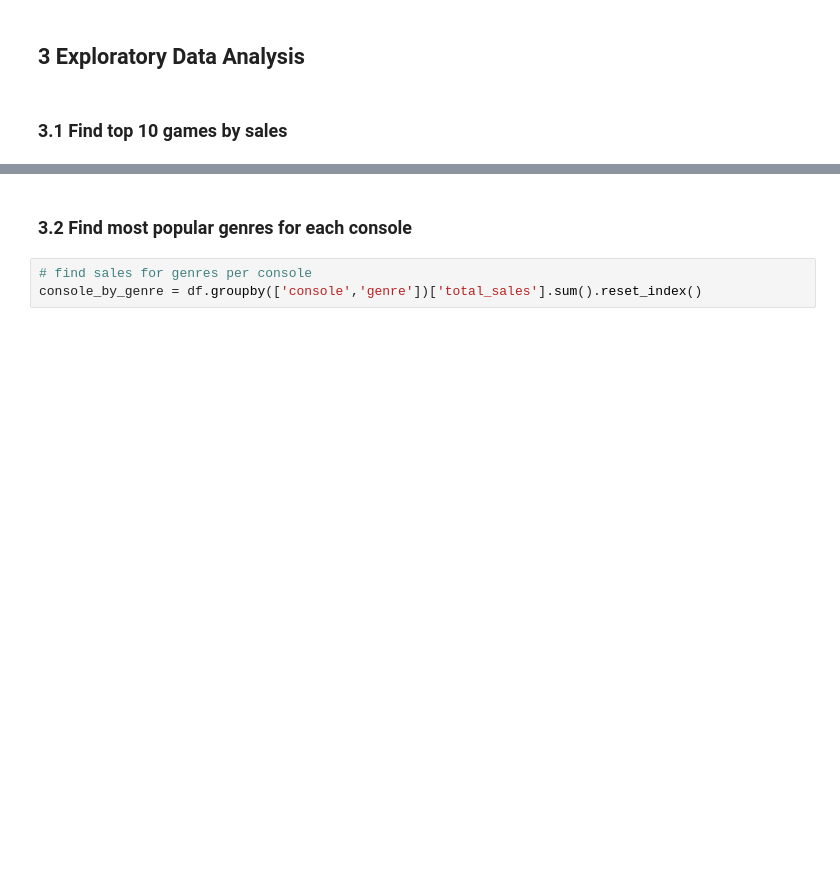
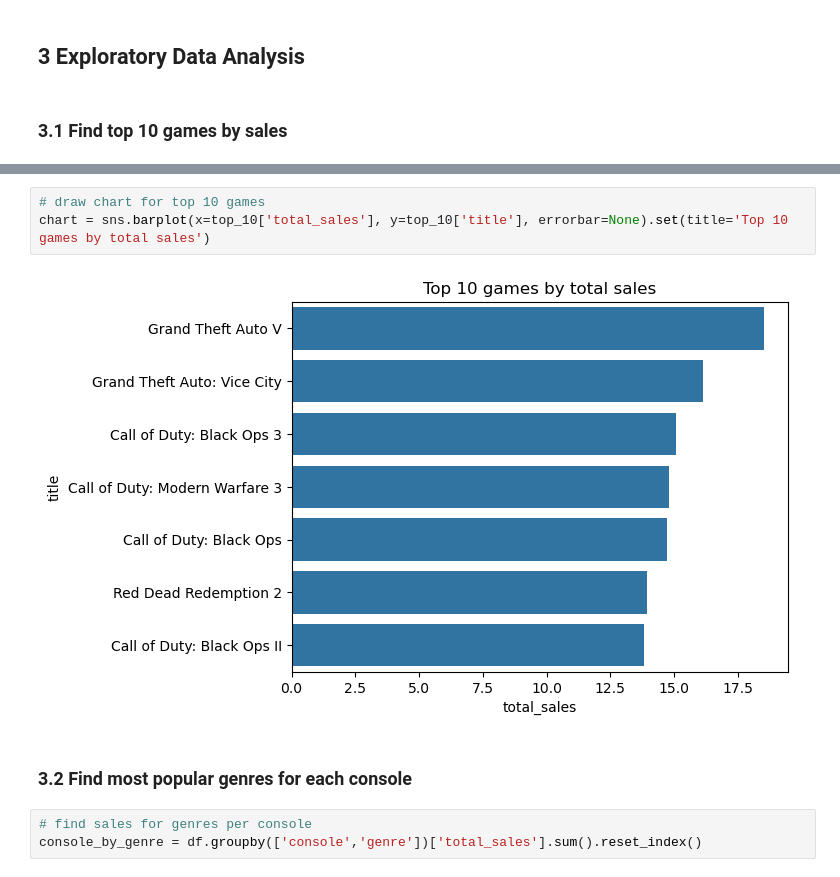
Before and after one commit to Mohamed-Shaheedullah/VG-Analysis, a Jupyter notebook: VG-EDA.ipynb, the cells around one changed output, grey strips where cells are left out. Saved outputs shown, nothing was run; the diff lists cells and outputs as text; blank space fills up the shorter version.

Commit message:
top 10 games chart

```diff
--- a/VG-EDA.ipynb
+++ b/VG-EDA.ipynb
@@ -67,6 +67,11 @@ top_10
 | 7 | 7 | /games/boxart/full_4653215America... | Red Dead Redemption 2 | PS4 | Action-Adventure | Rockstar Games | Rockstar Games | 9.8 | 13.94 | ... |
 | 8 | 8 | /games/boxart/full_1977964America... | Call of Duty: Black Ops II | X360 | Shooter | Activision | Treyarch | 8.4 | 13.86 | ... |
 | 9 | 9 | /games/boxart/full_4649679America... | Call of Duty: Black Ops II | PS3 | Shooter | Activision | Treyarch | 8.0 | 13.80 | ... |
+# %%
+# draw chart for top 10 games
+chart = sns.barplot(x=top_10['total_sales'], y=top_10['title'], errorbar=None).set(title='Top 10 games by total sales')
+# %% [output]
+[figure, added]
 # %% [markdown]
 ### 3.2 Find most popular genres for each console
 # %%
```
